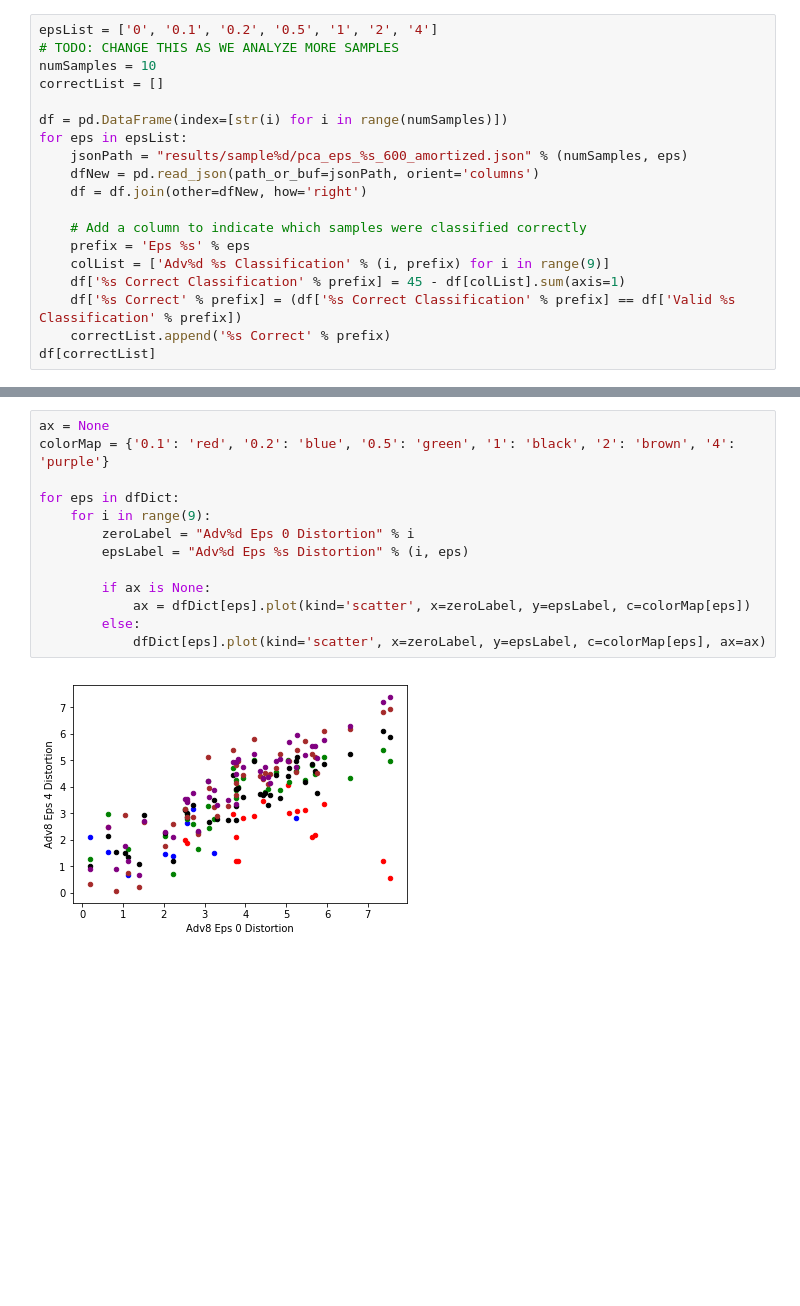
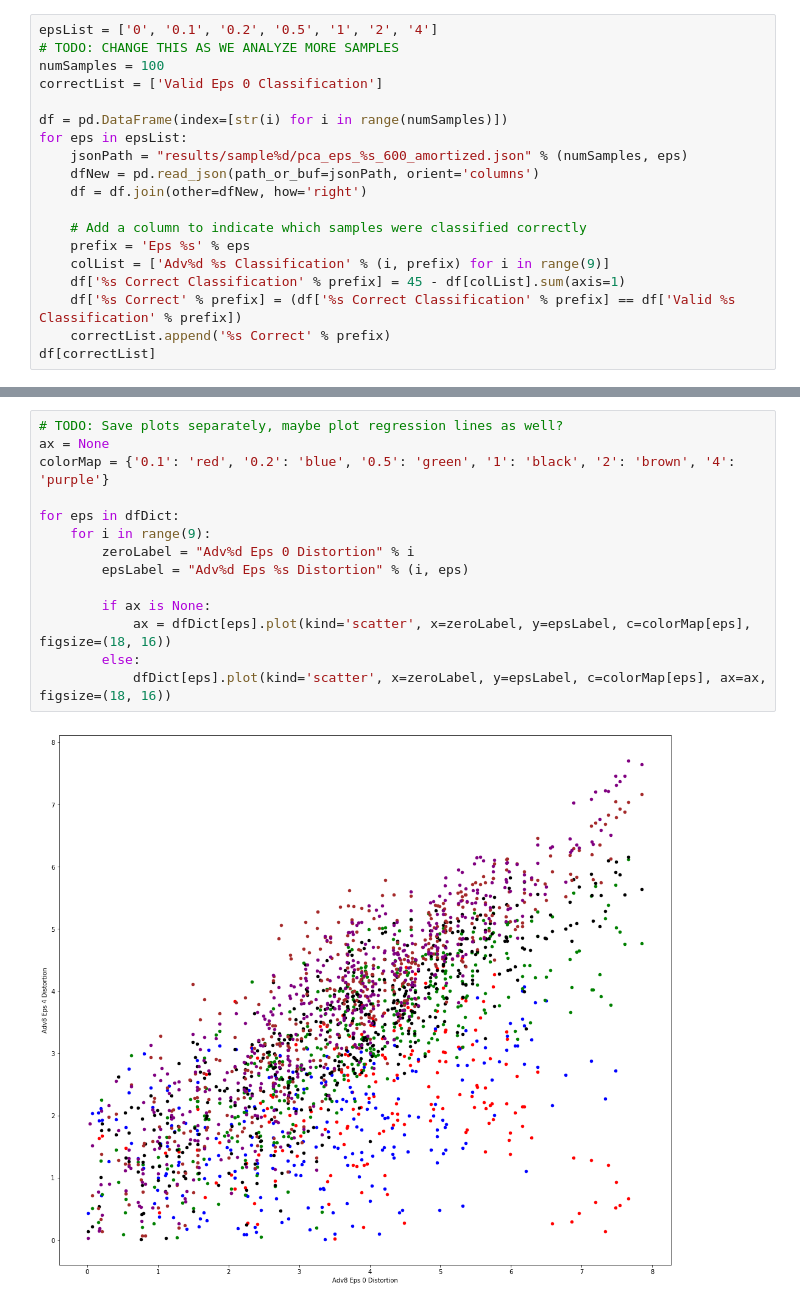
Before and after one commit to RachelLawrence/DP-Robustness, a Jupyter notebook: analysis_prototyping.ipynb, the cells around one changed output, grey strips where cells are left out. Cells and saved outputs as stored; diff of their text form; blank space fills up the shorter version.

Commit message:
Adding some plots to notebook

```diff
--- a/analysis_prototyping.ipynb
+++ b/analysis_prototyping.ipynb
@@ -10,8 +11,8 @@ import pandas as pd
 # %%
 epsList = ['0', '0.1', '0.2', '0.5', '1', '2', '4']
 # TODO: CHANGE THIS AS WE ANALYZE MORE SAMPLES
-numSamples = 10
-correctList = []
+numSamples = 100
+correctList = ['Valid Eps 0 Classification']
 
 df = pd.DataFrame(index=[str(i) for i in range(numSamples)])
 for eps in epsList:
@@ -48,18 +57,19 @@ for eps in epsList:
     epsCorrect = "Eps %s Correct" % eps
     dfDict[eps] = df[df[zeroCorrect] & df[epsCorrect]]
 # %%
+# TODO: Save plots separately, maybe plot regression lines as well?
 ax = None
 colorMap = {'0.1': 'red', '0.2': 'blue', '0.5': 'green', '1': 'black', '2': 'brown', '4': 'purple'}
 
 for eps in dfDict:
     for i in range(9):
         zeroLabel = "Adv%d Eps 0 Distortion" % i
         epsLabel = "Adv%d Eps %s Distortion" % (i, eps)
 
         if ax is None:
-            ax = dfDict[eps].plot(kind='scatter', x=zeroLabel, y=epsLabel, c=colorMap[eps])
+            ax = dfDict[eps].plot(kind='scatter', x=zeroLabel, y=epsLabel, c=colorMap[eps], figsize=(18, 16))
         else:
-            dfDict[eps].plot(kind='scatter', x=zeroLabel, y=epsLabel, c=colorMap[eps], ax=ax)
+            dfDict[eps].plot(kind='scatter', x=zeroLabel, y=epsLabel, c=colorMap[eps], ax=ax, figsize=(18, 16))
 # %% [output]
-[figure, old version]
+[figure, new version]
 # %%
```
Also changed, not shown: parts of 6 cells of this notebook.
